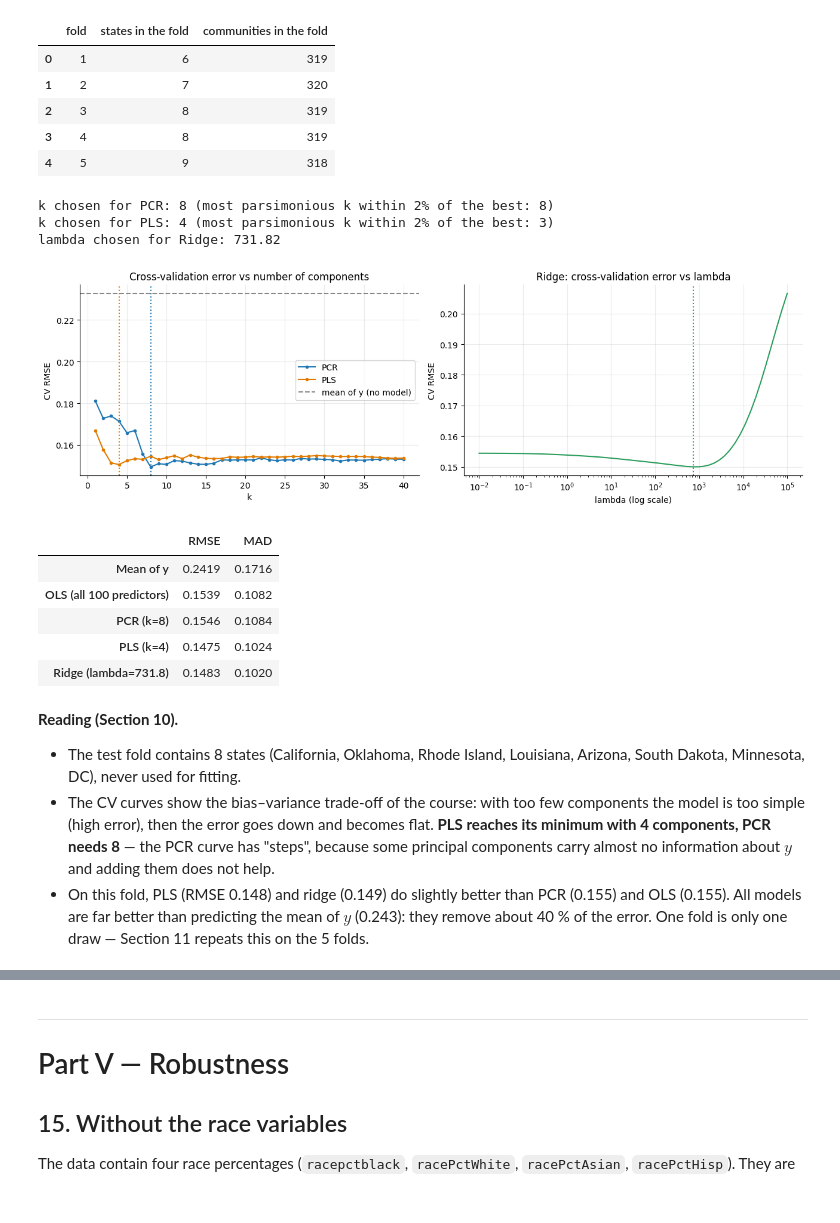
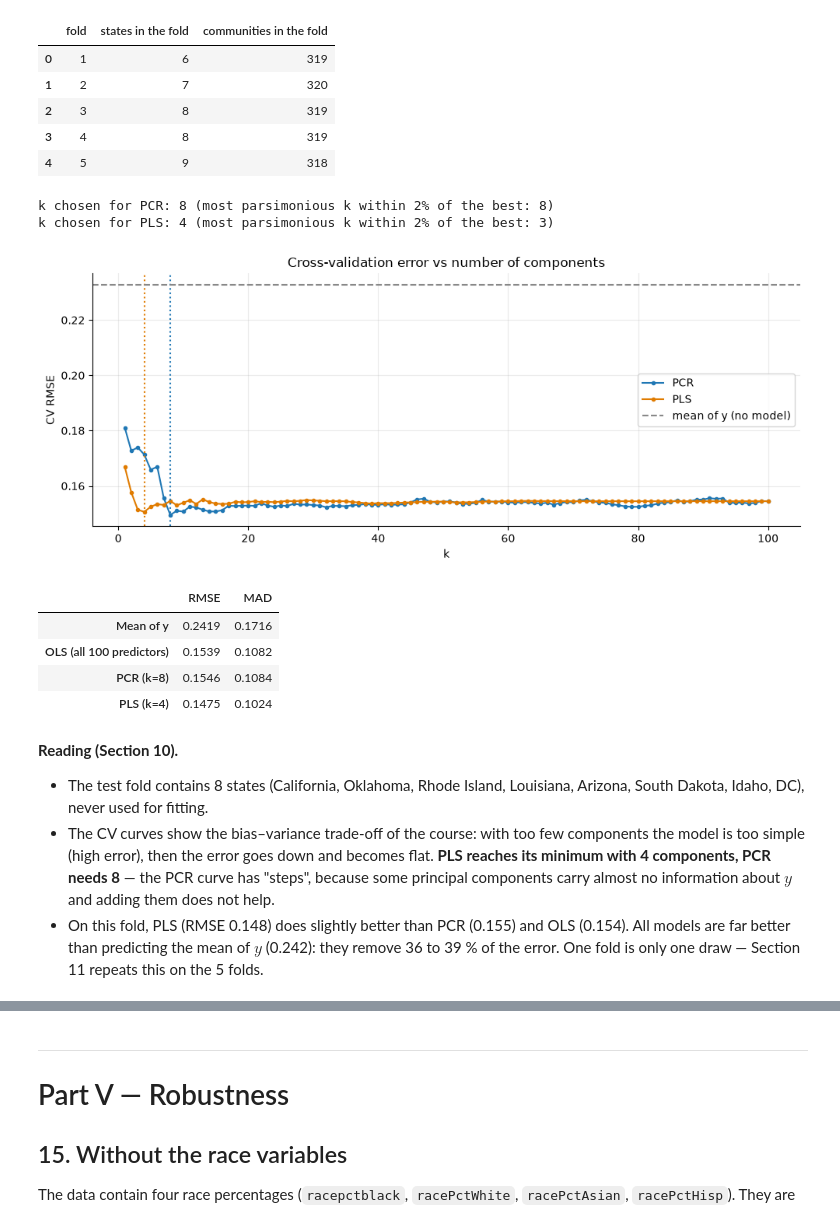
Before and after one commit to mathiasprat68-pixel/automatic-model-selection, a Jupyter notebook: 02_pcr_vs_pls_communities_crime_EN.ipynb, the cells around one changed output, grey strips where cells are left out. Saved outputs shown, nothing was run; the diff lists cells and outputs as text; code cells hidden in the pictures.

```diff
--- a/02_pcr_vs_pls_communities_crime_EN.ipynb
+++ b/02_pcr_vs_pls_communities_crime_EN.ipynb
@@ -52,11 +49,9 @@ plt.rcParams["figure.figsize"] = [10, 5]
 plt.rcParams.update({"axes.spines.top": False, "axes.spines.right": False, "axes.grid": True, "grid.alpha": .25})
 
 # Colours used in every figure
-C_PCR, C_PLS, C_RIDGE, C_OLS, C_MEAN = "#1f77b4", "#e07b00", "#2a9d5c", "#8c564b", "#888888"
+C_PCR, C_PLS, C_OLS, C_MEAN = "#1f77b4", "#e07b00", "#8c564b", "#888888"
 
 SEED = 0
-K_MAX = 40                            # numbers of components tried: 1, ..., 40
-LAMBDAS = np.logspace(-2, 5, 60)      # ridge penalties tried (benchmark)
 N_FOLDS = 5                           # 5 folds of STATES (see Section 9)
 # %% [markdown]
 ## 2. Loading the data
@@ -698,13 +693,7 @@ with the training means/standard deviations and then predicted.
 Error measures (as in the course): **RMSE** $=\sqrt{\frac{1}{n}\sum(y_i-\hat y_i)^2}$ (called RMSFE in the course) and
 **MAD** $=\frac{1}{n}\sum|y_i-\hat y_i|$. The response is in [0, 1], so an RMSE of 0.15 means a typical error of 0.15 on that scale.
 # %%
-def ridge_path(Xs, yc, lambdas):
-    # Ridge coefficients for every lambda (p x L), course formula: V (D^2 + lambda I)^-1 D U' y
-    U, d, V_t = svd(Xs, full_matrices=False)
-    Uy = U.T @ yc
-    return V_t.T @ (d[:, None] * Uy[:, None] / (d[:, None] ** 2 + lambdas[None, :]))
-
-def fit_all(X_train, y_train, k_max=K_MAX, lambdas=LAMBDAS):
+def fit_all(X_train, y_train, k_max=None):
     # Learn everything on the training sample only
     med = np.nanmedian(X_train, axis=0)
     X_train = np.where(np.isnan(X_train), med, X_train)
@@ -713,16 +702,16 @@ def fit_all(X_train, y_train, k_max=K_MAX, lambdas=LAMBDAS):
     Xs = (X_train - mean_X) / std_X
     mean_Y = y_train.mean()
     yc = y_train - mean_Y
-    k_max = min(k_max, Xs.shape[1], Xs.shape[0] - 1)
+    k_max = min(Xs.shape[1], Xs.shape[0] - 1) if k_max is None else k_max   # all components by default
     return {"med": med, "mean_X": mean_X, "std_X": std_X, "mean_Y": mean_Y,
             "PCR": pcr_path(Xs, yc, k_max), "PLS": pls_path(Xs, yc, k_max),
-            "Ridge": ridge_path(Xs, yc, lambdas), "OLS": np.linalg.lstsq(Xs, yc, rcond=None)[0][:, None]}
+            "OLS": np.linalg.lstsq(Xs, yc, rcond=None)[0][:, None]}
 
 def predict_all(model, X_new):
     # Predictions for every method and every hyperparameter (one column each)
     X_new = np.where(np.isnan(X_new), model["med"], X_new)
     Xs = (X_new - model["mean_X"]) / model["std_X"]
-    out = {m: model["mean_Y"] + Xs @ model[m] for m in ("PCR", "PLS", "Ridge", "OLS")}
+    out = {m: model["mean_Y"] + Xs @ model[m] for m in ("PCR", "PLS", "OLS")}
     out["Mean"] = np.full((len(X_new), 1), model["mean_Y"])
     return out
 
@@ -732,17 +721,17 @@ def mad(y, yhat): return float(np.mean(np.abs(y - yhat)))
 def cv_curves(X_tr, y_tr, g_tr, n_folds=N_FOLDS):
     # Grouped K-fold cross-validation on a training sample: pooled RMSE for every method and hyperparameter
     folds = list(GroupKFold(n_splits=n_folds).split(X_tr, y_tr, g_tr))
+    k_max = min(X_tr.shape[1], min(len(tr) for tr, _ in folds) - 1)   # same k range in every inner fold
     sse = {}
     for tr, va in folds:
-        pred = predict_all(fit_all(X_tr[tr], y_tr[tr]), X_tr[va])
+        pred = predict_all(fit_all(X_tr[tr], y_tr[tr], k_max), X_tr[va])
         for m, P in pred.items():
             sse[m] = sse.get(m, 0) + ((y_tr[va][:, None] - P) ** 2).sum(0)
     return {m: np.sqrt(s / len(y_tr)) for m, s in sse.items()}, folds
 
 def choose(cv):
     # Hyperparameters chosen by cross-validation (+ the most parsimonious k within 2 % of the best CV error)
-    out = {"k_PCR": int(np.argmin(cv["PCR"])) + 1, "k_PLS": int(np.argmin(cv["PLS"])) + 1,
-           "lambda_Ridge": float(LAMBDAS[np.argmin(cv["Ridge"])])}
+    out = {"k_PCR": int(np.argmin(cv["PCR"])) + 1, "k_PLS": int(np.argmin(cv["PLS"])) + 1}
     for m in ("PCR", "PLS"):
         out["k_" + m + "_parsimonious"] = int(np.argmax(cv[m] <= 1.02 * cv[m].min())) + 1
     return out
@@ -785,35 +774,30 @@ Inner cross-validation folds (built from the training states only):
 | 3 | 4 | 8 | 319 |
 | 4 | 5 | 9 | 318 |
 # %%
-# Step 2: choice of the hyperparameters
+# Step 2: choice of the number of components
 sel = choose(cv)
 print(f"k chosen for PCR: {sel['k_PCR']} (most parsimonious k within 2% of the best: {sel['k_PCR_parsimonious']})")
 print(f"k chosen for PLS: {sel['k_PLS']} (most parsimonious k within 2% of the best: {sel['k_PLS_parsimonious']})")
-print(f"lambda chosen for Ridge: {sel['lambda_Ridge']:.2f}")
 
-ks = np.arange(1, K_MAX + 1)
-fig, ax = plt.subplots(1, 2, figsize=(13, 4.2))
-ax[0].plot(ks, cv["PCR"], "-o", ms=3, color=C_PCR, label="PCR")
-ax[0].plot(ks, cv["PLS"], "-o", ms=3, color=C_PLS, label="PLS")
-ax[0].axvline(sel["k_PCR"], color=C_PCR, ls=":"); ax[0].axvline(sel["k_PLS"], color=C_PLS, ls=":")
-ax[0].axhline(cv["Mean"][0], color=C_MEAN, ls="--", label="mean of y (no model)")
-ax[0].set(title="Cross-validation error vs number of components", xlabel="k", ylabel="CV RMSE"); ax[0].legend()
-ax[1].plot(LAMBDAS, cv["Ridge"], color=C_RIDGE); ax[1].axvline(sel["lambda_Ridge"], color=C_RIDGE, ls=":")
-ax[1].set(xscale="log", title="Ridge: cross-validation error vs lambda", xlabel="lambda (log scale)", ylabel="CV RMSE")
+ks = np.arange(1, len(cv["PCR"]) + 1)
+fig, ax = plt.subplots(figsize=(10, 4.2))
+ax.plot(ks, cv["PCR"], "-o", ms=3, color=C_PCR, label="PCR")
+ax.plot(ks, cv["PLS"], "-o", ms=3, color=C_PLS, label="PLS")
+ax.axvline(sel["k_PCR"], color=C_PCR, ls=":"); ax.axvline(sel["k_PLS"], color=C_PLS, ls=":")
+ax.axhline(cv["Mean"][0], color=C_MEAN, ls="--", label="mean of y (no model)")
+ax.set(title="Cross-validation error vs number of components", xlabel="k", ylabel="CV RMSE"); ax.legend()
 plt.tight_layout(); plt.show()
 # %% [output]
 k chosen for PCR: 8 (most parsimonious k within 2% of the best: 8)
 k chosen for PLS: 4 (most parsimonious k within 2% of the best: 3)
-lambda chosen for Ridge: 731.82
-[figure, old version]
+[figure, new version]
 # %%
 # Step 3: refit on the whole training sample and forecast the test states
 model = fit_all(X_train, y_train)
 pred = predict_all(model, X_test)
 forecasts = {"Mean of y": pred["Mean"][:, 0], "OLS (all 100 predictors)": pred["OLS"][:, 0],
              f"PCR (k={sel['k_PCR']})": pred["PCR"][:, sel["k_PCR"] - 1],
-             f"PLS (k={sel['k_PLS']})": pred["PLS"][:, sel["k_PLS"] - 1],
-             f"Ridge (lambda={sel['lambda_Ridge']:.1f})": pred["Ridge"][:, int(np.argmin(cv["Ridge"]))]}
+             f"PLS (k={sel['k_PLS']})": pred["PLS"][:, sel["k_PLS"] - 1]}
 pd.DataFrame({"RMSE": {m: rmse(y_test, f) for m, f in forecasts.items()},
               "MAD": {m: mad(y_test, f) for m, f in forecasts.items()}}).round(4)
 # %% [output]
@@ -822,16 +806,15 @@ pd.DataFrame({"RMSE": {m: rmse(y_test, f) for m, f in forecasts.items()},
 | OLS (all 100 predictors) | 0.1539 | 0.1082 |
 | PCR (k=8) | 0.1546 | 0.1084 |
 | PLS (k=4) | 0.1475 | 0.1024 |
-| Ridge (lambda=731.8) | 0.1483 | 0.1020 |
 # %% [markdown]
 **Reading (Section 10).**
 
-- The test fold contains 8 states (California, Oklahoma, Rhode Island, Louisiana, Arizona, South Dakota, Minnesota, DC), never used for fitting.
+- The test fold contains 8 states (California, Oklahoma, Rhode Island, Louisiana, Arizona, South Dakota, Idaho, DC), never used for fitting.
 - The CV curves show the bias–variance trade-off of the course: with too few components the model is too simple (high error), then the error
   goes down and becomes flat. **PLS reaches its minimum with 4 components, PCR needs 8** — the PCR curve has "steps", because some
   principal components carry almost no information about $y$ and adding them does not help.
-- On this fold, PLS (RMSE 0.148) and ridge (0.149) do slightly better than PCR (0.155) and OLS (0.155). All models are far better than
-  predicting the mean of $y$ (0.243): they remove about 40 % of the error. One fold is only one draw — Section 11 repeats this on the 5 folds.
+- On this fold, PLS (RMSE 0.148) does slightly better than PCR (0.155) and OLS (0.154). All models are far better than
+  predicting the mean of $y$ (0.242): they remove 36 to 39 % of the error. One fold is only one draw — Section 11 repeats this on the 5 folds.
 # %% [markdown]
 ## 11. The full comparison: repeat for the 5 folds of states (nested cross-validation)
 
```
Also changed, not shown: parts of 28 cells of this notebook, 1 other file.
